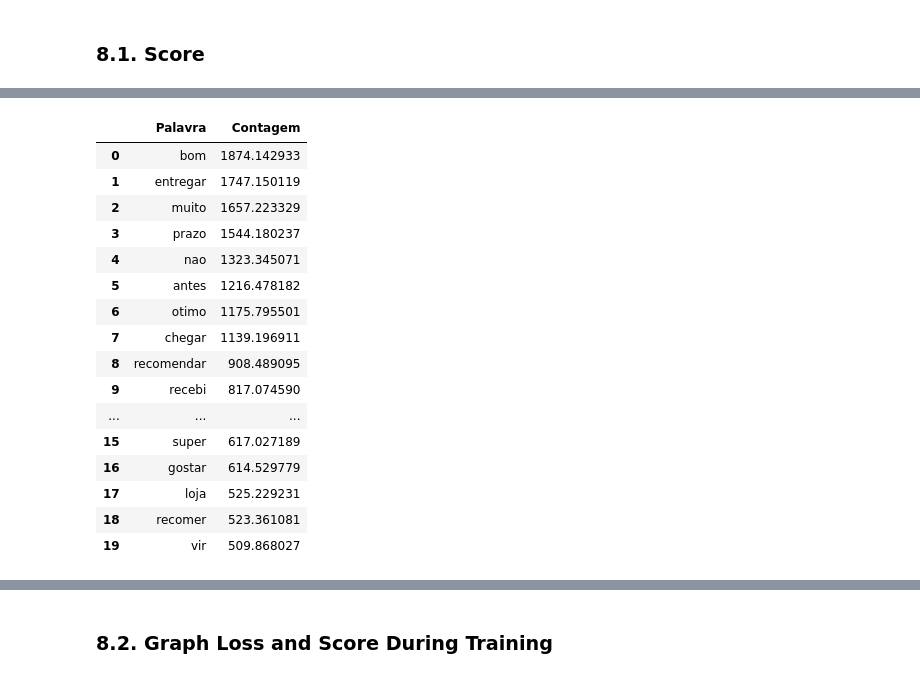
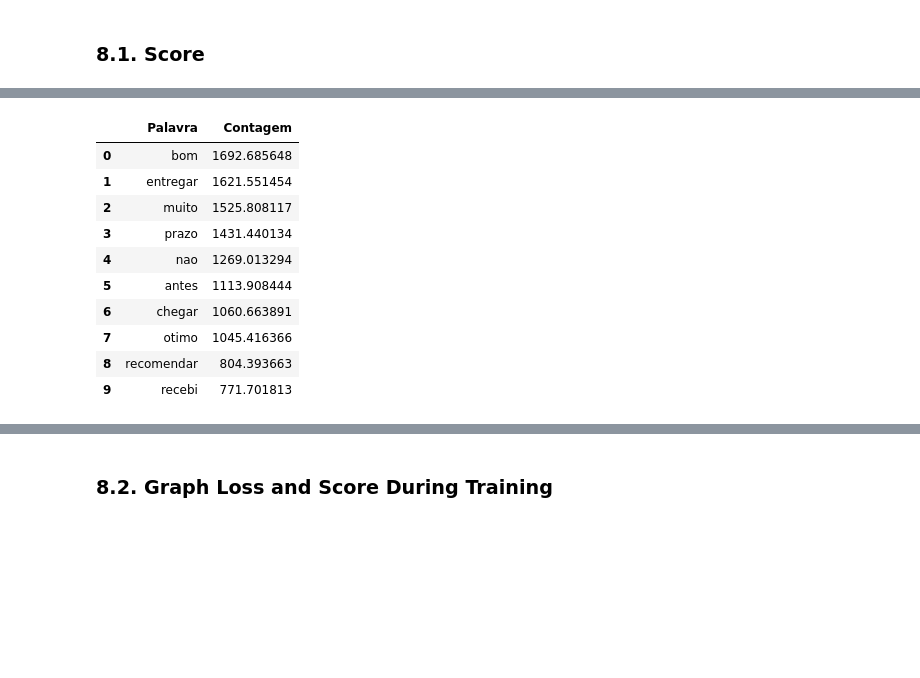
Before and after one commit to Fluffy-Fatec/Projeto-Integrador-Imagem-Classificador, a Jupyter notebook: Classificator.ipynb, the cells around one changed output, grey strips where cells are left out. Drawn from its saved outputs; the diff is of its cells as text; code cells hidden in the pictures; blank space fills up the shorter version.

```diff
--- a/Classificator.ipynb
+++ b/Classificator.ipynb
@@ -98,3 +76,3 @@ full_df = df.loc[:, selected_columns]
 # %%
-datetime_columns = ['review_creation_date', 'review_answer_timestamp']
+datetime_columns = ['review_creation_date']
 full_df[datetime_columns] = full_df[datetime_columns].apply(pd.to_datetime)
@@ -100,0 +81,7 @@ full_df[datetime_columns] = full_df[datetime_columns].apply(pd.to_datetime)
+# %%
+latest_date = full_df['review_creation_date'].max()
+four_months_ago = latest_date - pd.DateOffset(months=1)
+
+
+full_df = full_df[full_df['review_creation_date'] < four_months_ago]
+full_df.reset_index(drop=True, inplace=True)
@@ -107,3 +111,3 @@ full_df = full_df.drop_duplicates(subset=['review_id'])
 # %%
-full_df = full_df.dropna(subset=['review_comment_message'])
+full_df = full_df.dropna(subset=['text_sentiment'])
 full_df = full_df.dropna(subset=['review_score'])
@@ -286,3 +289,5 @@ df_remaining = full_df.loc[~full_df.index.isin(df_train.index)].reset_index(drop
+# %%
+df_train = full_df.copy()
 # %% [markdown]
 ### 7.2. Classifier Review Score Negative with 0 (Review 1 or 2) and Positive with 1 (Review 3,4 or 5)
 # %%
@@ -374,32 +392,26 @@ analyze_sentiment.score(X_test,sentiment_test)
 # %%
 # Extrair o vocabulário (palavras) e suas contagens
 palavras = vectorizer.get_feature_names_out()
 contagem_palavras = ctmTr.toarray().sum(axis=0)
 
 # Criar um DataFrame com as palavras mais comuns e suas contagens
 top_palavras = pd.DataFrame({'Palavra': palavras, 'Contagem': contagem_palavras})
 top_palavras = top_palavras.sort_values(by='Contagem', ascending=False).reset_index(drop=True)
 
 # Exibir as 20 palavras mais comuns com uma tabela colorida
-top_palavras_estilizado = top_palavras.head(20).style.background_gradient(cmap='Blues')
+top_palavras_estilizado = top_palavras.head(10).style.background_gradient(cmap='Grays')
 
 # Exibir o DataFrame estilizado e as 20 palavras mais comuns
 display(top_palavras_estilizado)
 # %% [output]
 |  | Palavra | Contagem |
-| 0 | bom | 1874.142933 |
-| 1 | entregar | 1747.150119 |
-| 2 | muito | 1657.223329 |
-| 3 | prazo | 1544.180237 |
-| 4 | nao | 1323.345071 |
-| 5 | antes | 1216.478182 |
-| 6 | otimo | 1175.795501 |
-| 7 | chegar | 1139.196911 |
-| 8 | recomendar | 908.489095 |
-| 9 | recebi | 817.074590 |
-| ... | ... | ... |
-| 15 | super | 617.027189 |
-| 16 | gostar | 614.529779 |
-| 17 | loja | 525.229231 |
-| 18 | recomer | 523.361081 |
-| 19 | vir | 509.868027 |
+| 0 | bom | 1692.685648 |
+| 1 | entregar | 1621.551454 |
+| 2 | muito | 1525.808117 |
+| 3 | prazo | 1431.440134 |
+| 4 | nao | 1269.013294 |
+| 5 | antes | 1113.908444 |
+| 6 | chegar | 1060.663891 |
+| 7 | otimo | 1045.416366 |
+| 8 | recomendar | 804.393663 |
+| 9 | recebi | 771.701813 |
```
Also changed, not shown: parts of 56 cells of this notebook, 6 other files.
